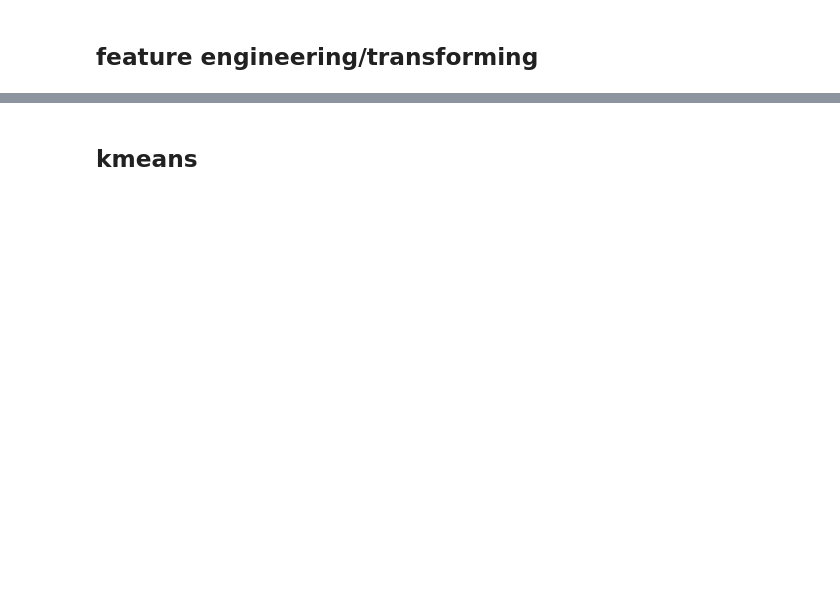
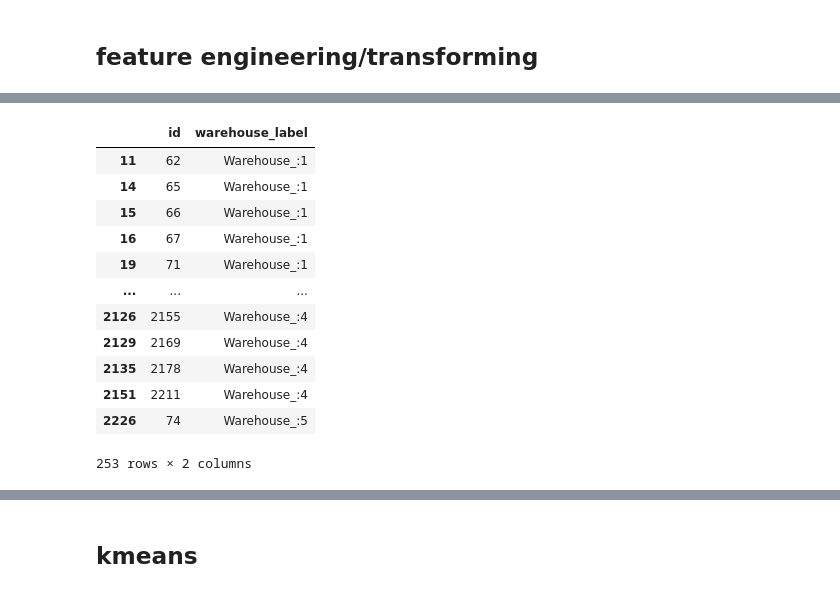
Before and after one commit to aarohnk-nepa/ml_service, a Jupyter notebook: app/notebooks/kpi_forecast/eda.ipynb, the cells around one changed output, grey strips where cells are left out. Drawn from its saved outputs; the diff is of its cells as text; code cells hidden in the pictures; blank space fills up the shorter version.

```diff
--- a/app/notebooks/kpi_forecast/eda.ipynb
+++ b/app/notebooks/kpi_forecast/eda.ipynb
@@ -454,0 +534,10 @@ df_product_clustering.head()
+# %%
+df['cluster_type'] = np.select(
+    [df['n_active_days'] < 3,
+     (df['adi'] < 1.32) & (df['cv2'] < 0.49),
+     df['adi'] < 1.32,
+     df['cv2'] < 0.49],
+    ['few_days', 'smooth', 'erratic', 'intermittent'],
+    default='lumpy',
+)
+print(df['cluster_type'].value_counts())
@@ -454,0 +552,7 @@ df_product_clustering.head()
+# %%
+s_e_ids = df.loc[df['cluster_type'].isin(["smooth", "erratic"]), (['id', 'warehouse_label'])].drop_duplicates()
+
+filtered_df = df.merge(s_e_ids, on=['id', 'warehouse_label'])
+
+# 3. View the head of the cluster_type column
+filtered_df['cluster_type'].loc[filtered_df['cluster_type'] == 'smooth'].head(30)
@@ -454,0 +596,16 @@ df_product_clustering.head()
+# %%
+s_e_ids
+# %% [output]
+|  | id | warehouse_label |
+| 11 | 62 | Warehouse_:1 |
+| 14 | 65 | Warehouse_:1 |
+| 15 | 66 | Warehouse_:1 |
+| 16 | 67 | Warehouse_:1 |
+| 19 | 71 | Warehouse_:1 |
+| ... | ... | ... |
+| 2126 | 2155 | Warehouse_:4 |
+| 2129 | 2169 | Warehouse_:4 |
+| 2135 | 2178 | Warehouse_:4 |
+| 2151 | 2211 | Warehouse_:4 |
+| 2226 | 74 | Warehouse_:5 |
+253 rows × 2 columns
```
Also changed, not shown: parts of 32 cells of this notebook, 10 other files.
